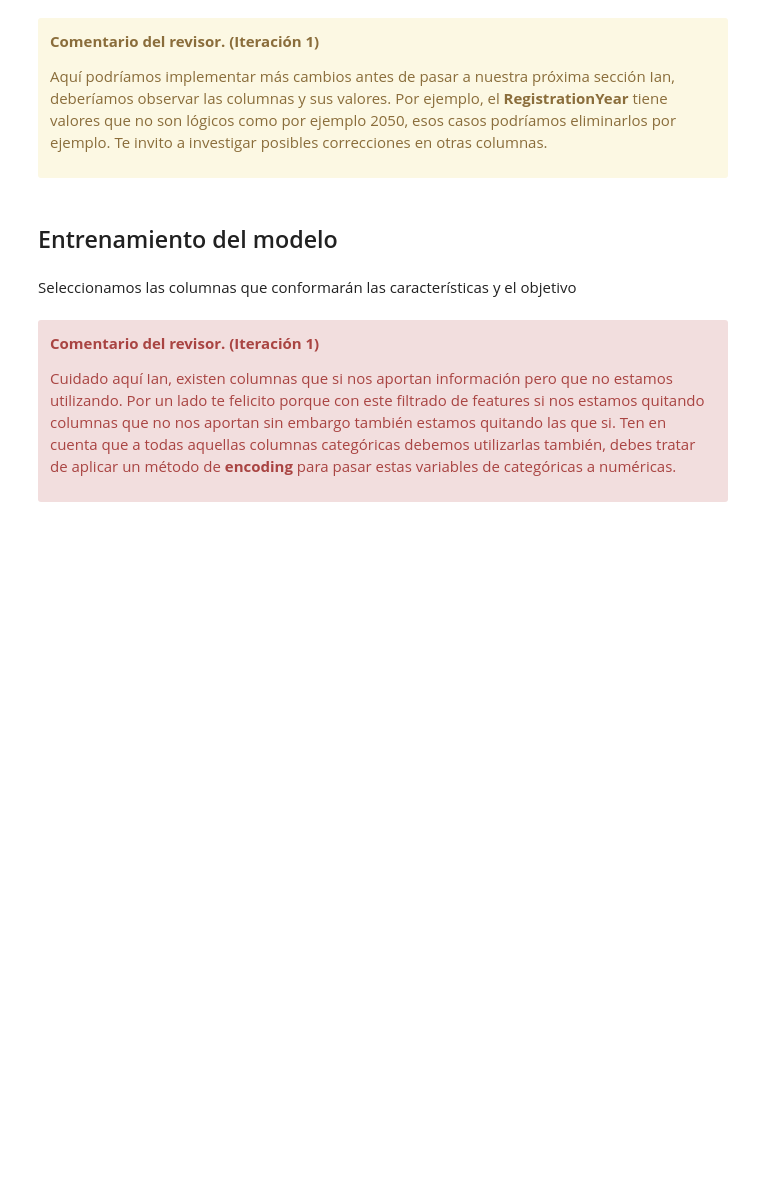
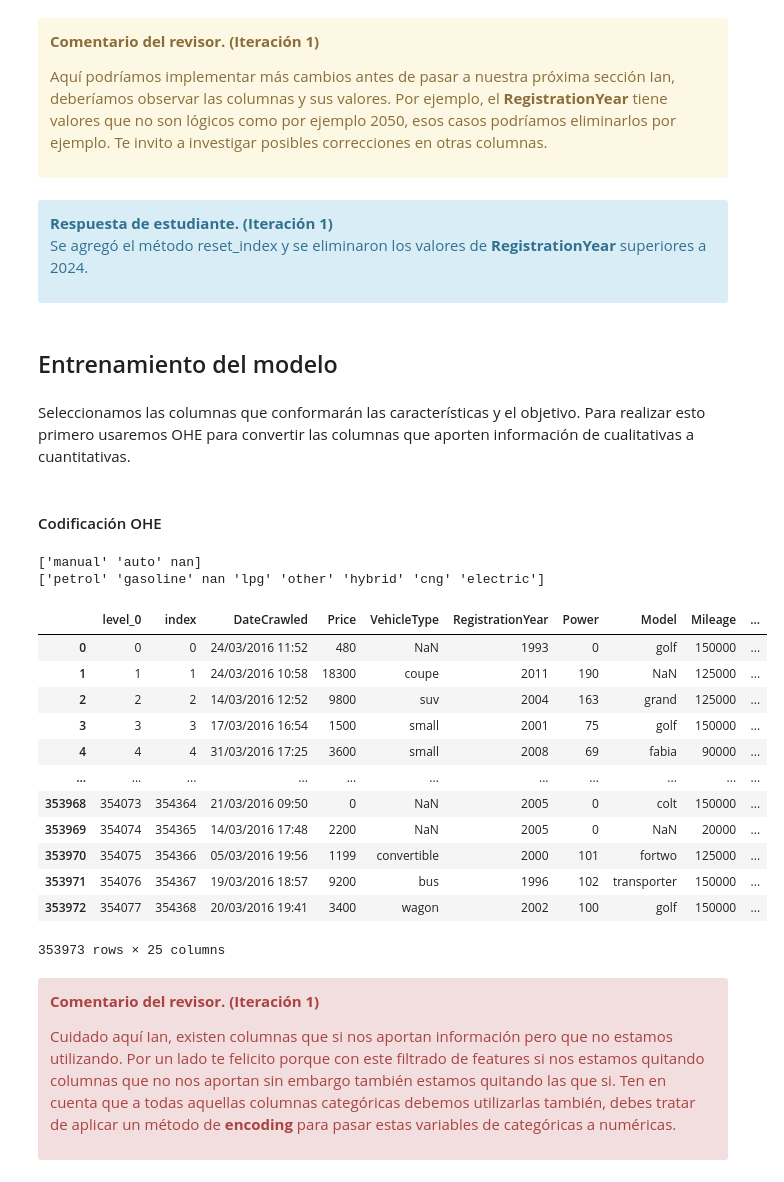
Before and after one commit to ianxportillo/Project_12, a Jupyter notebook: Project_12.ipynb, the cells around one changed output. Cells and saved outputs as stored; diff of their text form; code cells hidden in the pictures; blank space fills up the shorter version.

Commit message:
Se eliminaron valores atípicos de la columna RegistrationYear, se dividió el dataframe en train, test y validation y se ocupó OHE para utilizar las características cualitativas del DF

```diff
--- a/Project_12.ipynb
+++ b/Project_12.ipynb
@@ -187,0 +205,3 @@ df = df.drop_duplicates()
+# %%
+df = df[df['RegistrationYear'] <= 2024]
+df['RegistrationYear'].unique()
@@ -188,3 +220,5 @@ df = df.drop_duplicates()
+# %%
+df.reset_index(inplace=True)
 # %%
 df.info()
 # %% [output]
@@ -217,8 +251,39 @@ Nuevamente muy bien hecho, en este caso hemos cumplido con observar  la cantidad
 <b>Comentario del revisor. (Iteración 1)</b> <a class="tocSkip"></a>
 
 Aquí podríamos implementar más cambios antes de pasar a nuestra próxima sección Ian, deberíamos observar las columnas y sus valores. Por ejemplo, el **RegistrationYear** tiene valores que no son lógicos como por ejemplo 2050, esos casos podríamos eliminarlos por ejemplo. Te invito a investigar posibles correcciones en otras columnas.
+# %% [markdown]
+<div class="alert alert-block alert-info">
+<b>Respuesta de estudiante. (Iteración 1)</b> <a class="tocSkip"></a>
+
+Se agregó el método reset_index y se eliminaron los valores de **RegistrationYear** superiores a 2024.
+</div>
 # %% [markdown]
 ## Entrenamiento del modelo
 # %% [markdown]
-Seleccionamos las columnas que conformarán las características y el objetivo
+Seleccionamos las columnas que conformarán las características y el objetivo. Para realizar esto primero usaremos OHE para convertir las columnas que aporten información de cualitativas a cuantitativas.
+# %% [markdown]
+#### Codificación OHE
+# %%
+print(df['Gearbox'].unique())
+print(df['FuelType'].unique())
+# %% [output]
+['manual' 'auto' nan]
+['petrol' 'gasoline' nan 'lpg' 'other' 'hybrid' 'cng' 'electric']
+# %%
+df_ohe = pd.get_dummies(df, columns=['Gearbox', 'FuelType'])
+df_ohe
+# %% [output]
+|  | level_0 | index | DateCrawled | Price | VehicleType | RegistrationYear | Power | Model | Mileage | ... |
+| 0 | 0 | 0 | 24/03/2016 11:52 | 480 | NaN | 1993 | 0 | golf | 150000 | ... |
+| 1 | 1 | 1 | 24/03/2016 10:58 | 18300 | coupe | 2011 | 190 | NaN | 125000 | ... |
+| 2 | 2 | 2 | 14/03/2016 12:52 | 9800 | suv | 2004 | 163 | grand | 125000 | ... |
+| 3 | 3 | 3 | 17/03/2016 16:54 | 1500 | small | 2001 | 75 | golf | 150000 | ... |
+| 4 | 4 | 4 | 31/03/2016 17:25 | 3600 | small | 2008 | 69 | fabia | 90000 | ... |
+| ... | ... | ... | ... | ... | ... | ... | ... | ... | ... | ... |
+| 353968 | 354073 | 354364 | 21/03/2016 09:50 | 0 | NaN | 2005 | 0 | colt | 150000 | ... |
+| 353969 | 354074 | 354365 | 14/03/2016 17:48 | 2200 | NaN | 2005 | 0 | NaN | 20000 | ... |
+| 353970 | 354075 | 354366 | 05/03/2016 19:56 | 1199 | convertible | 2000 | 101 | fortwo | 125000 | ... |
+| 353971 | 354076 | 354367 | 19/03/2016 18:57 | 9200 | bus | 1996 | 102 | transporter | 150000 | ... |
+| 353972 | 354077 | 354368 | 20/03/2016 19:41 | 3400 | wagon | 2002 | 100 | golf | 150000 | ... |
+353973 rows × 25 columns
 # %%
```
Also changed, not shown: parts of 25 cells of this notebook.
